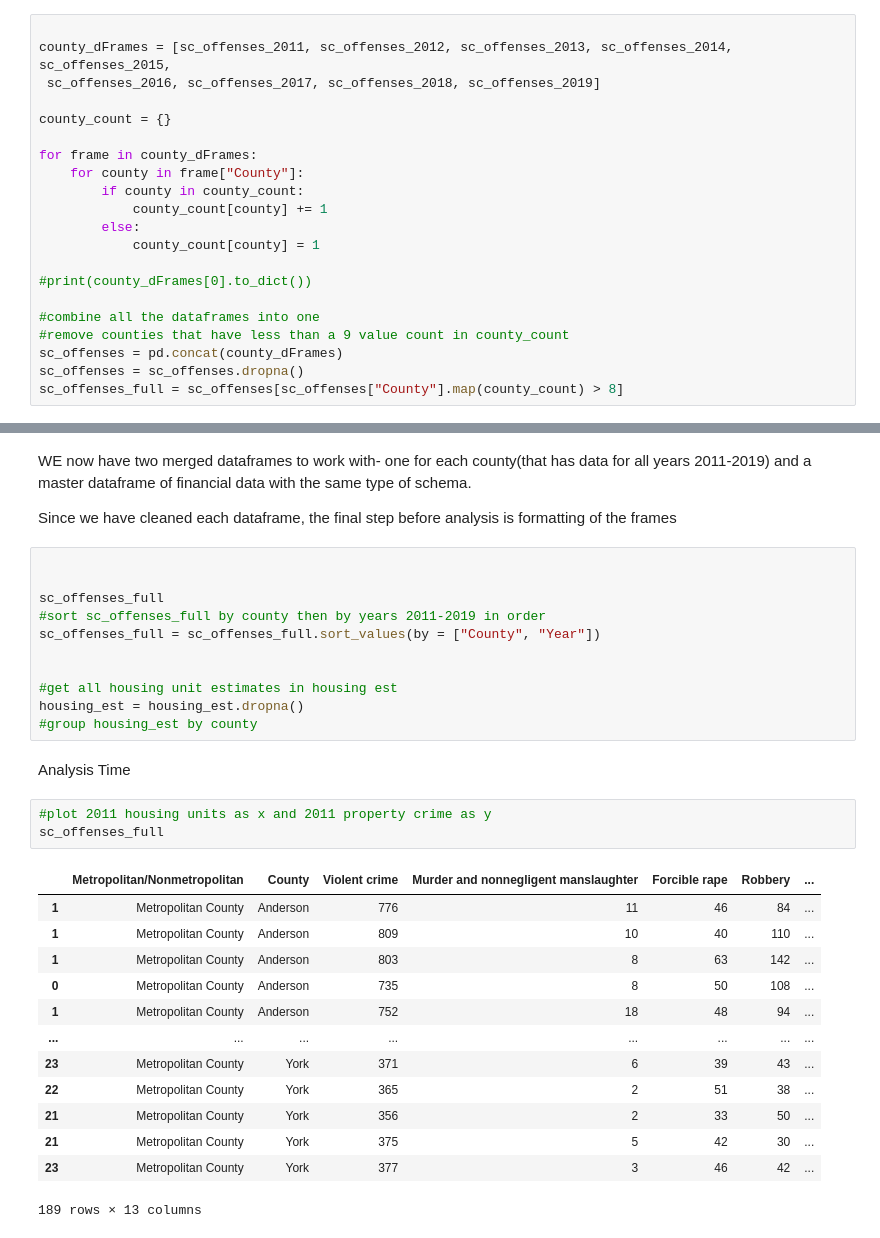
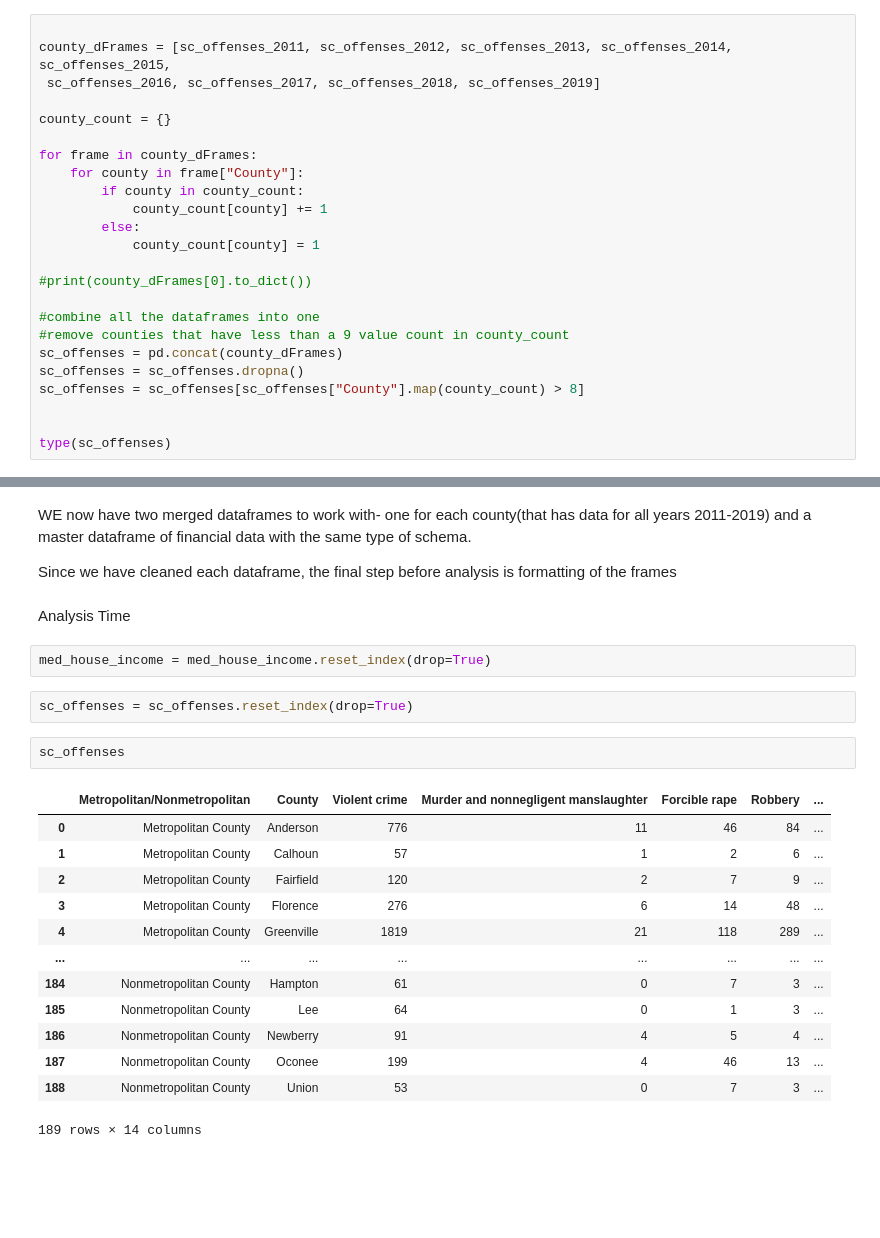
Before and after one commit to LawrenJ/LawrenJ, a Jupyter notebook: Project_1/crime_and_econ.ipynb, the cells around one changed output, grey strips where cells are left out. Cells and saved outputs as stored; diff of their text form; blank space fills up the shorter version.

```diff
--- a/Project_1/crime_and_econ.ipynb
+++ b/Project_1/crime_and_econ.ipynb
@@ -339,4 +339,7 @@ for frame in county_dFrames:
 #remove counties that have less than a 9 value count in county_count
 sc_offenses = pd.concat(county_dFrames)
 sc_offenses = sc_offenses.dropna()
-sc_offenses_full = sc_offenses[sc_offenses["County"].map(county_count) > 8]
+sc_offenses = sc_offenses[sc_offenses["County"].map(county_count) > 8]
+
+
+type(sc_offenses)
@@ -419,33 +402,25 @@ anderson
 WE now have two merged dataframes to work with- one for each county(that has data for all years 2011-2019) and a master dataframe of financial data with the same type of schema.
 
 Since we have cleaned each dataframe, the final step before analysis is formatting of the frames
-# %%
-
-
-sc_offenses_full
-#sort sc_offenses_full by county then by years 2011-2019 in order
-sc_offenses_full = sc_offenses_full.sort_values(by = ["County", "Year"])
-
-
-#get all housing unit estimates in housing est
-housing_est = housing_est.dropna()
-#group housing_est by county
 # %% [markdown]
 Analysis Time
-# %%
-#plot 2011 housing units as x and 2011 property crime as y
-sc_offenses_full
-# %% [output]
-|  | Metropolitan/Nonmetropolitan | County | Violent crime | Murder and nonnegligent manslaughter | Forcible rape | Robbery | ... |
-| 1 | Metropolitan County | Anderson | 776 | 11 | 46 | 84 | ... |
-| 1 | Metropolitan County | Anderson | 809 | 10 | 40 | 110 | ... |
-| 1 | Metropolitan County | Anderson | 803 | 8 | 63 | 142 | ... |
-| 0 | Metropolitan County | Anderson | 735 | 8 | 50 | 108 | ... |
-| 1 | Metropolitan County | Anderson | 752 | 18 | 48 | 94 | ... |
-| ... | ... | ... | ... | ... | ... | ... | ... |
-| 23 | Metropolitan County | York | 371 | 6 | 39 | 43 | ... |
-| 22 | Metropolitan County | York | 365 | 2 | 51 | 38 | ... |
-| 21 | Metropolitan County | York | 356 | 2 | 33 | 50 | ... |
-| 21 | Metropolitan County | York | 375 | 5 | 42 | 30 | ... |
-| 23 | Metropolitan County | York | 377 | 3 | 46 | 42 | ... |
-189 rows × 13 columns
+# %%
+med_house_income = med_house_income.reset_index(drop=True)
+# %%
+sc_offenses = sc_offenses.reset_index(drop=True)
+# %%
+sc_offenses
+# %% [output]
+|  | Metropolitan/Nonmetropolitan | County | Violent crime | Murder and nonnegligent manslaughter | Forcible rape | Robbery | ... |
+| 0 | Metropolitan County | Anderson | 776 | 11 | 46 | 84 | ... |
+| 1 | Metropolitan County | Calhoun | 57 | 1 | 2 | 6 | ... |
+| 2 | Metropolitan County | Fairfield | 120 | 2 | 7 | 9 | ... |
+| 3 | Metropolitan County | Florence | 276 | 6 | 14 | 48 | ... |
+| 4 | Metropolitan County | Greenville | 1819 | 21 | 118 | 289 | ... |
+| ... | ... | ... | ... | ... | ... | ... | ... |
+| 184 | Nonmetropolitan County | Hampton | 61 | 0 | 7 | 3 | ... |
+| 185 | Nonmetropolitan County | Lee | 64 | 0 | 1 | 3 | ... |
+| 186 | Nonmetropolitan County | Newberry | 91 | 4 | 5 | 4 | ... |
+| 187 | Nonmetropolitan County | Oconee | 199 | 4 | 46 | 13 | ... |
+| 188 | Nonmetropolitan County | Union | 53 | 0 | 7 | 3 | ... |
+189 rows × 14 columns
```
Also changed, not shown: parts of 13 cells of this notebook.
